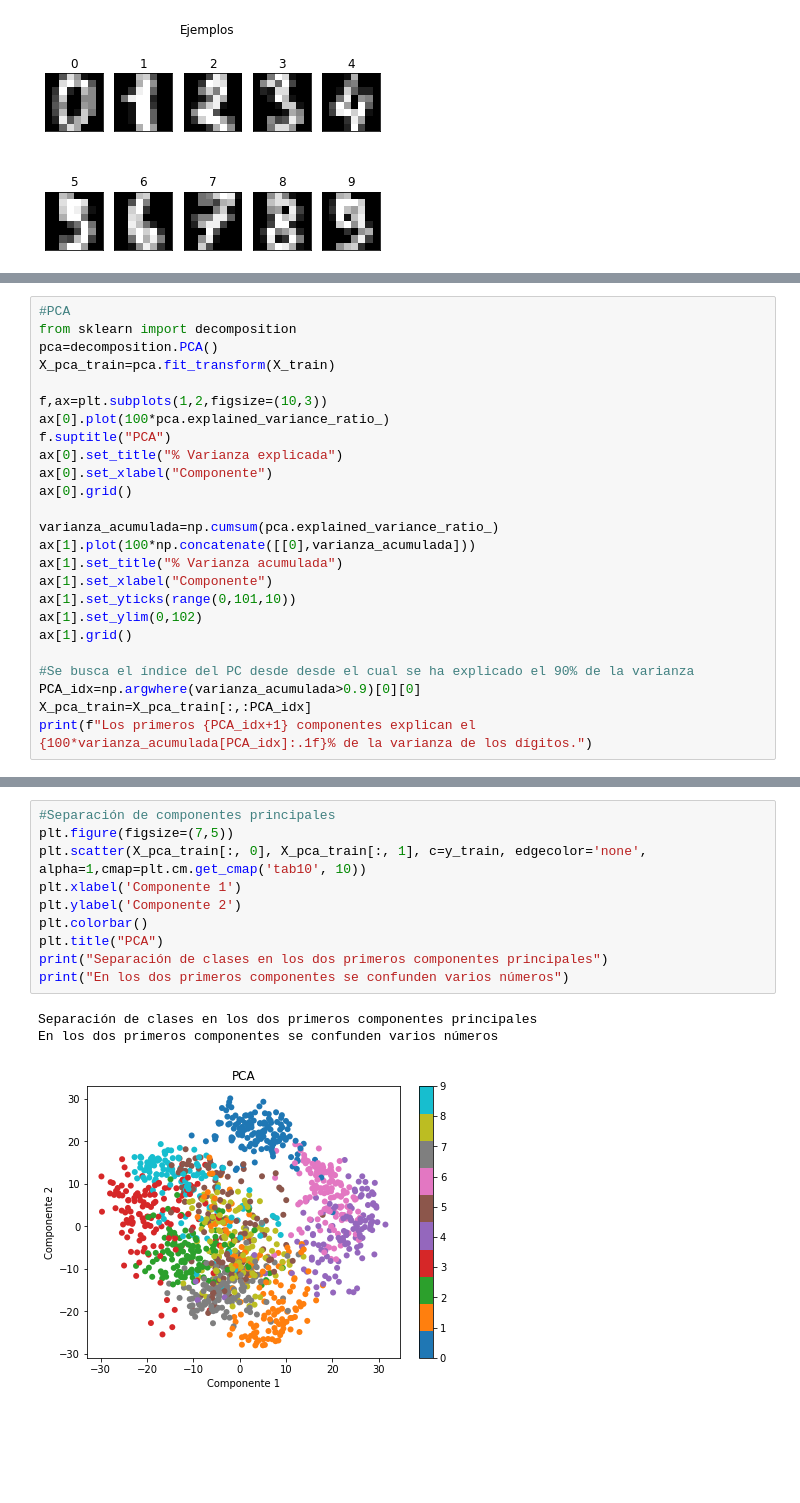
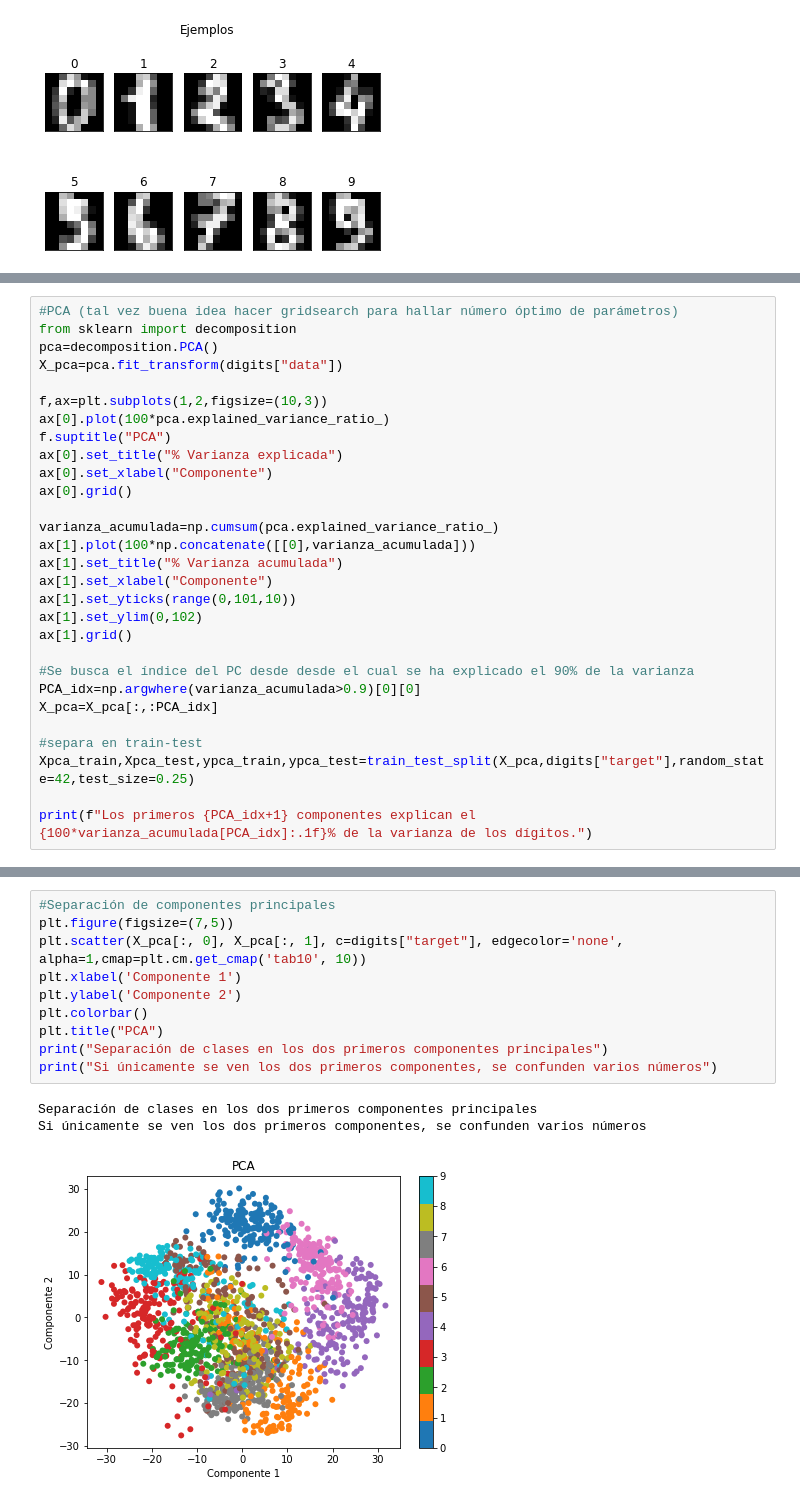
Before and after one commit to cazdlt/MLPython, a Jupyter notebook: clasificadores.ipynb, the cells around one changed output, grey strips where cells are left out. Cells and saved outputs as stored; diff of their text form; blank space fills up the shorter version.

```diff
--- a/clasificadores.ipynb
+++ b/clasificadores.ipynb
@@ -52,8 +60,8 @@ Set de entrenamiento con el 25% de muestras: (1347, 64)
 # %%
-#PCA
+#PCA (tal vez buena idea hacer gridsearch para hallar número óptimo de parámetros)
 from sklearn import decomposition
 pca=decomposition.PCA()
-X_pca_train=pca.fit_transform(X_train)
+X_pca=pca.fit_transform(digits["data"])
 
 f,ax=plt.subplots(1,2,figsize=(10,3))
 ax[0].plot(100*pca.explained_variance_ratio_)
@@ -72,6 +80,10 @@ ax[1].grid()
 
 #Se busca el índice del PC desde desde el cual se ha explicado el 90% de la varianza
 PCA_idx=np.argwhere(varianza_acumulada>0.9)[0][0]
-X_pca_train=X_pca_train[:,:PCA_idx]
+X_pca=X_pca[:,:PCA_idx]
+
+#separa en train-test
+Xpca_train,Xpca_test,ypca_train,ypca_test=train_test_split(X_pca,digits["target"],random_state=42,test_size=0.25)
+
 print(f"Los primeros {PCA_idx+1} componentes explican el {100*varianza_acumulada[PCA_idx]:.1f}% de la varianza de los dígitos.")
 # %% [output]
@@ -80,14 +92,14 @@ Los primeros 21 componentes explican el 90.4% de la varianza de los dígitos.
 # %%
 #Separación de componentes principales
 plt.figure(figsize=(7,5))
-plt.scatter(X_pca_train[:, 0], X_pca_train[:, 1], c=y_train, edgecolor='none', alpha=1,cmap=plt.cm.get_cmap('tab10', 10))
+plt.scatter(X_pca[:, 0], X_pca[:, 1], c=digits["target"], edgecolor='none', alpha=1,cmap=plt.cm.get_cmap('tab10', 10))
 plt.xlabel('Componente 1')
 plt.ylabel('Componente 2')
 plt.colorbar()
 plt.title("PCA")
 print("Separación de clases en los dos primeros componentes principales")
-print("En los dos primeros componentes se confunden varios números")
+print("Si únicamente se ven los dos primeros componentes, se confunden varios números")
 # %% [output]
 Separación de clases en los dos primeros componentes principales
-En los dos primeros componentes se confunden varios números
+Si únicamente se ven los dos primeros componentes, se confunden varios números
-[figure, old version]
+[figure, new version]
```
Also changed, not shown: parts of 5 cells of this notebook, 1 other file.
